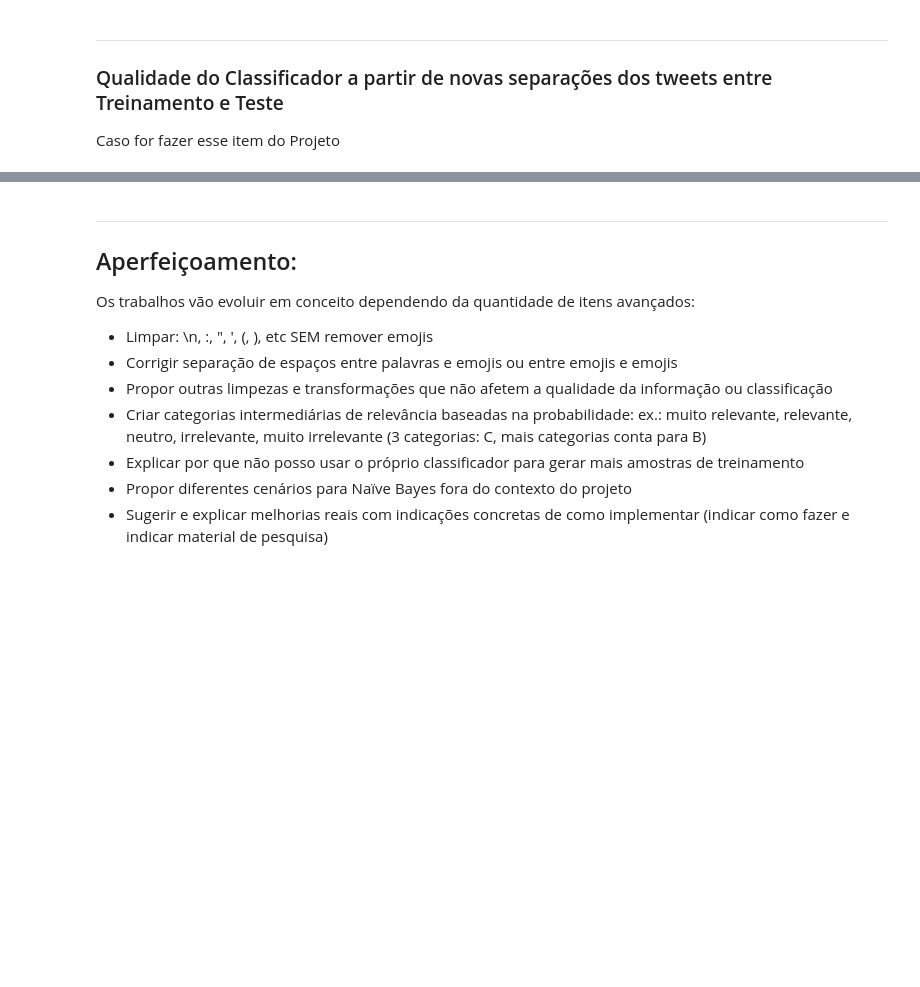
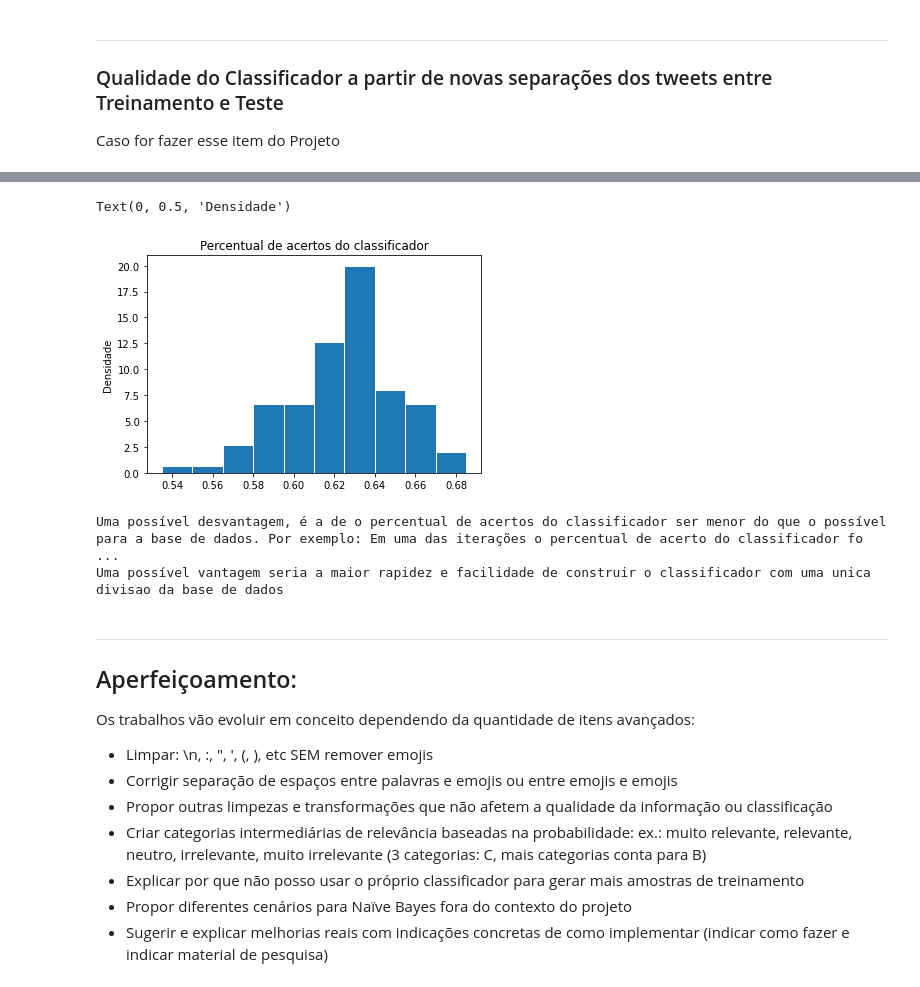
Before and after one commit to RicardoRibeiroRodrigues/Projeto1-CDados, a Jupyter notebook: Projeto1_Layout_Classificador.ipynb, the cells around one changed output, grey strips where cells are left out. Cells and saved outputs as stored; diff of their text form; code cells hidden in the pictures; blank space fills up the shorter version.

```diff
--- a/Projeto1_Layout_Classificador.ipynb
+++ b/Projeto1_Layout_Classificador.ipynb
@@ -311,3 +312,22 @@ See the caveats in the documentation: https://pandas.pydata.org/pandas-docs/stab
+# %%
+# Fazendo o histograma para os percentuais de acerto do classificador
+plt.hist(lista_acertos, edgecolor='white', density=True)
+plt.title('Percentual de acertos do classificador')
+plt.ylabel('Densidade')
+# %% [output]
+Text(0, 0.5, 'Densidade')
+[figure, added]
+# %%
+# Possíveis vantagens ou desvantagens sobre construir um classificador...
+# ...considerando uma única vez a divisão da base de dados em treinamento e em teste.
+
+print('Uma possível desvantagem, é a de o percentual de acertos do classificador ser menor do que o possível para a base de dados.', end=' ')
+print(f'Por exemplo: Em uma das iterações o percentual de acerto do classificador foi de {round(min(lista_acertos), 3)} enquanto em outro foi de {round(max(lista_acertos), 3)}', end=" ")
+print('assim alcançando um resultado pior do que o possível para a base de dados que se possui.')
+print('Uma possível vantagem seria a maior rapidez e facilidade de construir o classificador com uma unica divisao da base de dados')
+# %% [output]
+Uma possível desvantagem, é a de o percentual de acertos do classificador ser menor do que o possível para a base de dados. Por exemplo: Em uma das iterações o percentual de acerto do classificador fo ...
+Uma possível vantagem seria a maior rapidez e facilidade de construir o classificador com uma unica divisao da base de dados
 # %% [markdown]
 ___
 ## Aperfeiçoamento:
```
Also changed, not shown: parts of 6 cells of this notebook.
